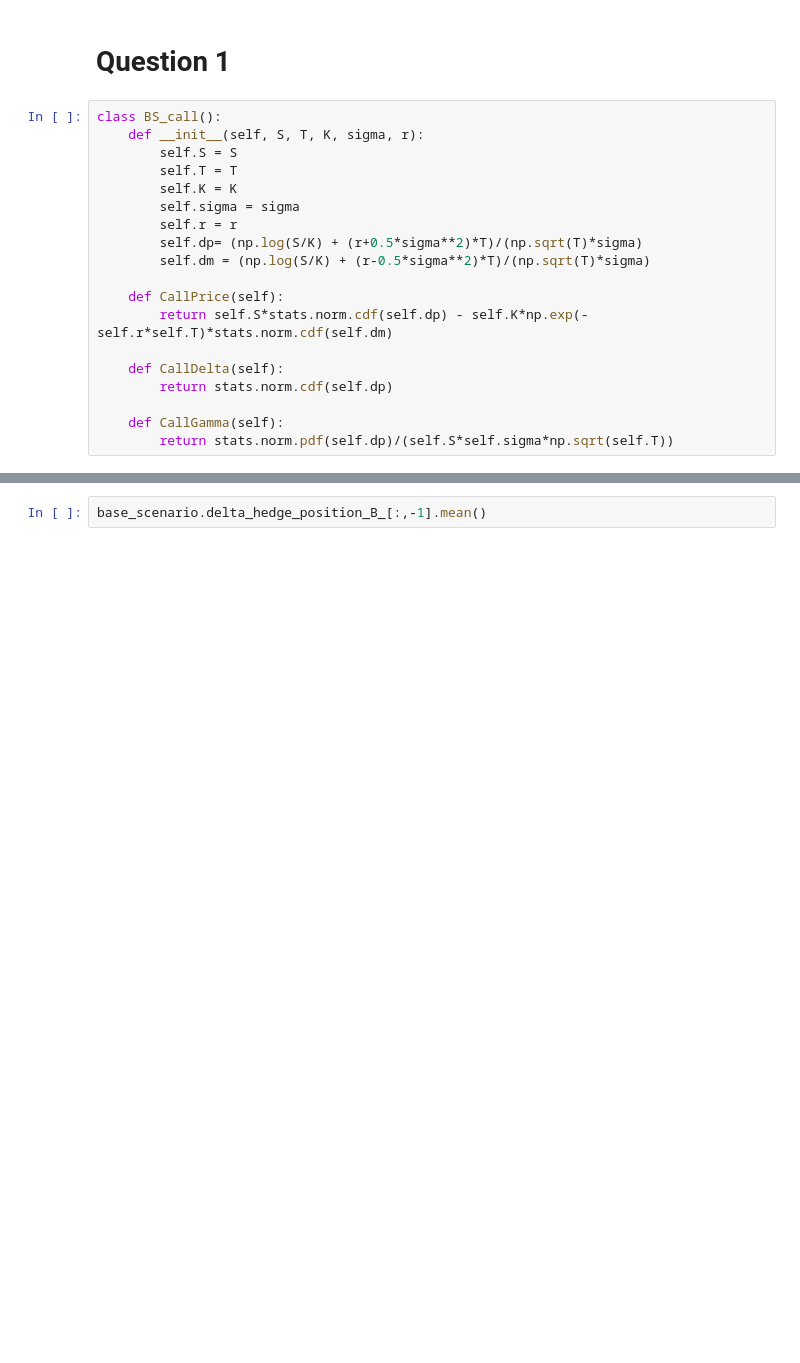
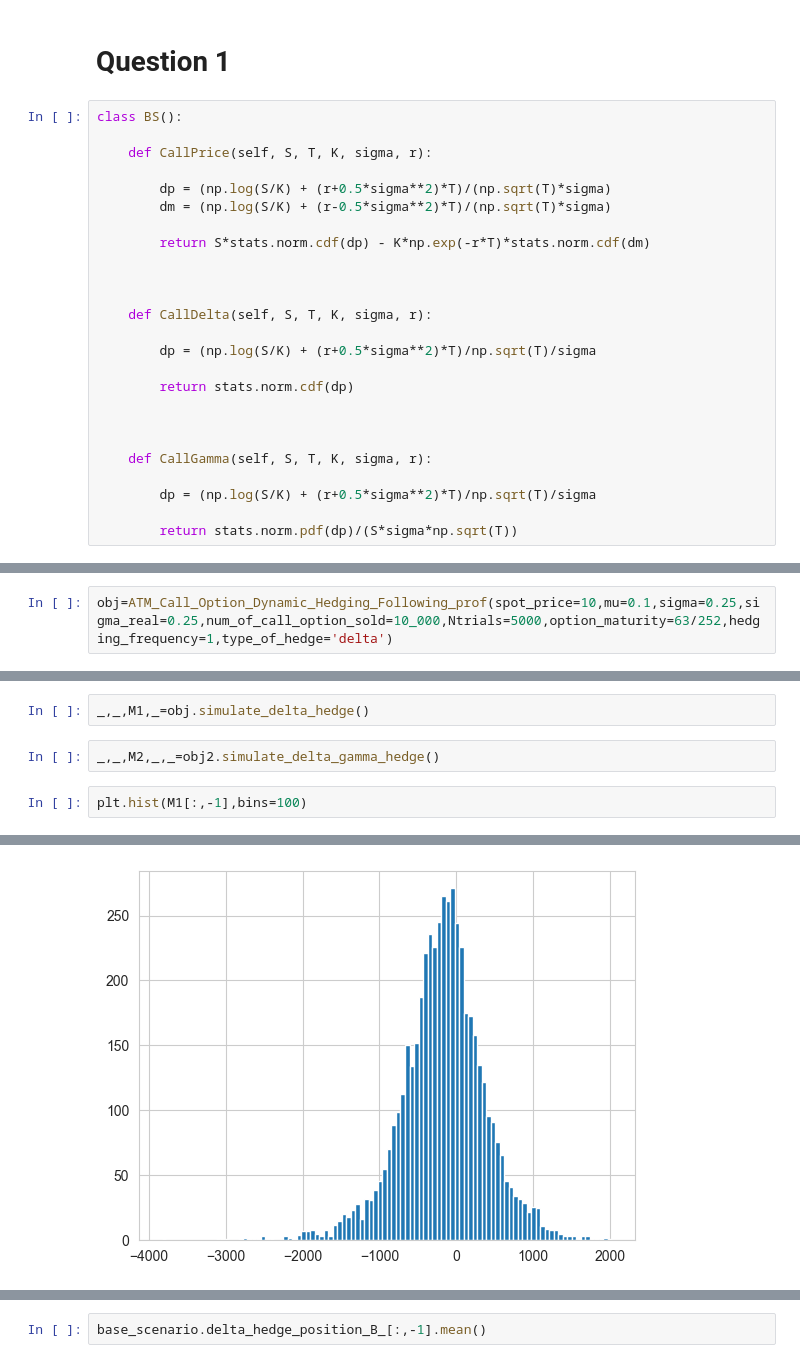
Before and after one commit to kaiwenShen/Dynamic_hedge, a Jupyter notebook: Dynamic_hedging.ipynb, the cells around one changed output, grey strips where cells are left out. Drawn from its saved outputs; the diff is of its cells as text; blank space fills up the shorter version.

```diff
--- a/Dynamic_hedging.ipynb
+++ b/Dynamic_hedging.ipynb
@@ -31,21 +33,27 @@ suppose real-world P volatility is $\sigma \in ${20%,22%,...,30%} but you still
 # %% [markdown]
 # Question 1
 # %%
-class BS_call():
-    def __init__(self, S, T, K, sigma, r):
-        self.S = S
-        self.T = T
-        self.K = K
-        self.sigma = sigma
-        self.r = r
-        self.dp= (np.log(S/K) + (r+0.5*sigma**2)*T)/(np.sqrt(T)*sigma)
-        self.dm = (np.log(S/K) + (r-0.5*sigma**2)*T)/(np.sqrt(T)*sigma)
+class BS():
 
-    def CallPrice(self):
-        return self.S*stats.norm.cdf(self.dp) - self.K*np.exp(-self.r*self.T)*stats.norm.cdf(self.dm)
+    def CallPrice(self, S, T, K, sigma, r):
 
-    def CallDelta(self):
-        return stats.norm.cdf(self.dp)
+        dp = (np.log(S/K) + (r+0.5*sigma**2)*T)/(np.sqrt(T)*sigma)
+        dm = (np.log(S/K) + (r-0.5*sigma**2)*T)/(np.sqrt(T)*sigma)
 
-    def CallGamma(self):
-        return stats.norm.pdf(self.dp)/(self.S*self.sigma*np.sqrt(self.T))
+        return S*stats.norm.cdf(dp) - K*np.exp(-r*T)*stats.norm.cdf(dm)
+
+
+
+    def CallDelta(self, S, T, K, sigma, r):
+
+        dp = (np.log(S/K) + (r+0.5*sigma**2)*T)/np.sqrt(T)/sigma
+
+        return stats.norm.cdf(dp)
+
+
+
+    def CallGamma(self, S, T, K, sigma, r):
+
+        dp = (np.log(S/K) + (r+0.5*sigma**2)*T)/np.sqrt(T)/sigma
+
+        return stats.norm.pdf(dp)/(S*sigma*np.sqrt(T))
@@ -51,0 +177,2 @@ class BS_call():
+# %%
+obj=ATM_Call_Option_Dynamic_Hedging_Following_prof(spot_price=10,mu=0.1,sigma=0.25,sigma_real=0.25,num_of_call_option_sold=10_000,Ntrials=5000,option_maturity=63/252,hedging_frequency=1,type_of_hedge='delta')
@@ -51,0 +181,7 @@ class BS_call():
+# %%
+_,_,M1,_=obj.simulate_delta_hedge()
+# %%
+_,_,M2,_,_=obj2.simulate_delta_gamma_hedge()
+# %%
+plt.hist(M1[:,-1],bins=100)
+# %% [output]
@@ -51,0 +205 @@ class BS_call():
+[figure, added]
```
Also changed, not shown: parts of 14 cells of this notebook.
